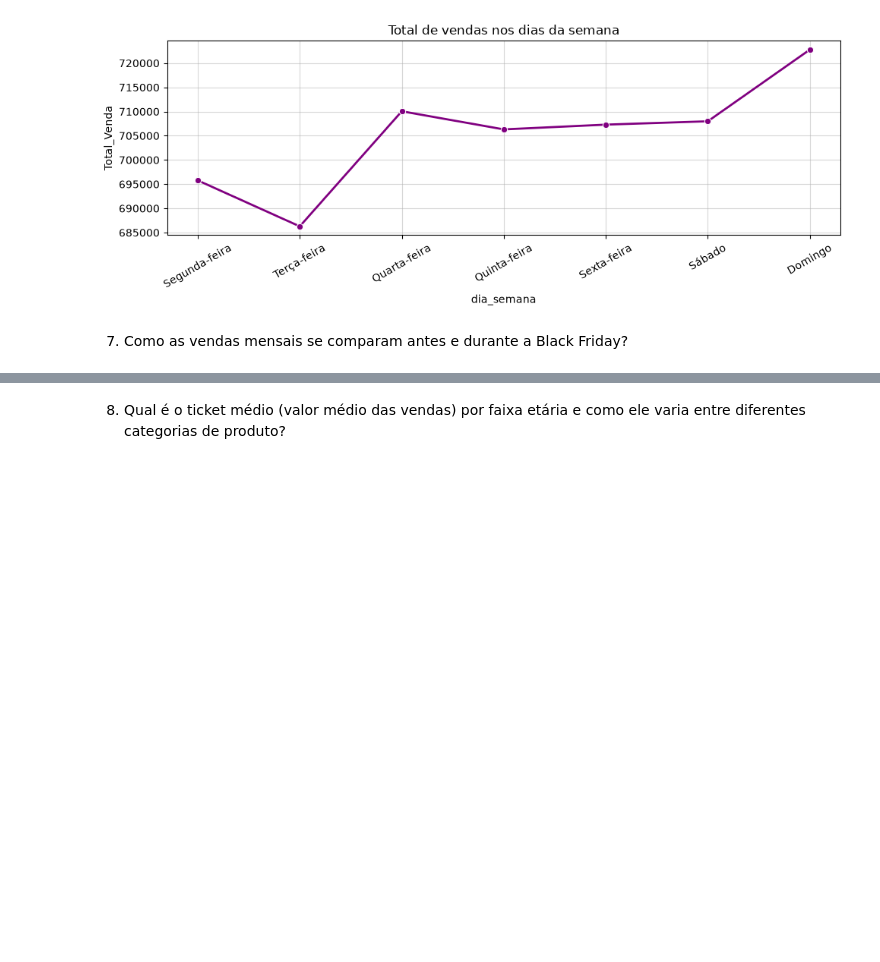
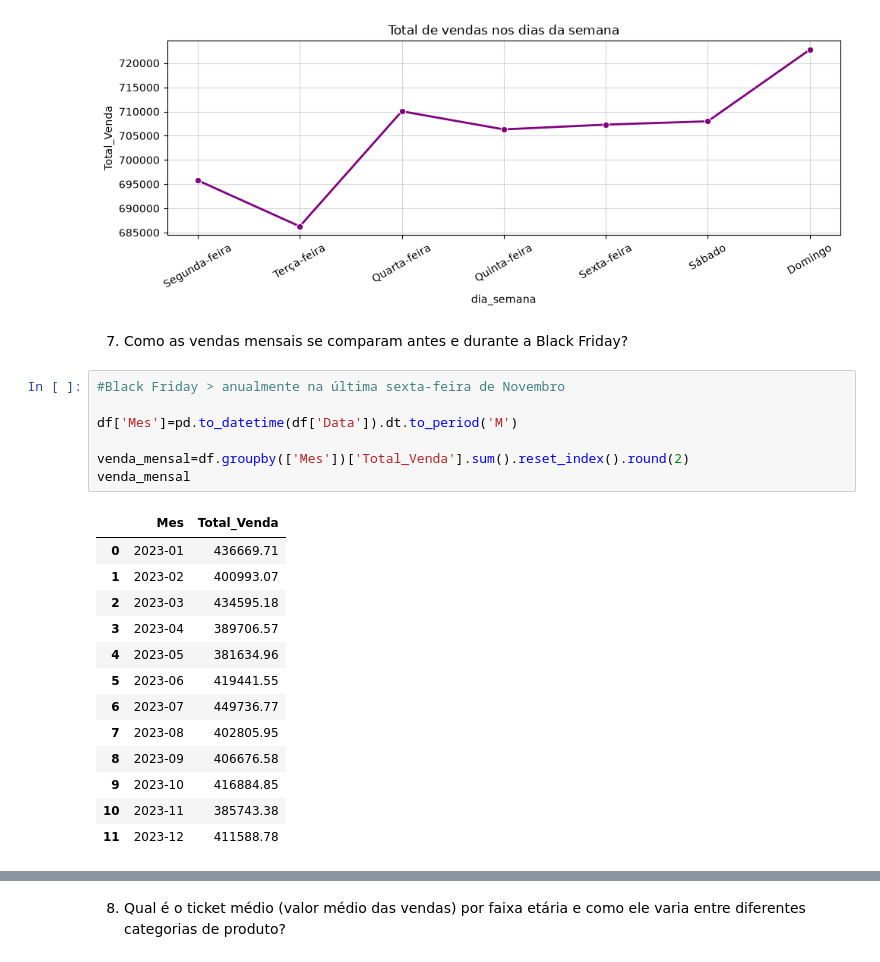
Before and after one commit to Danibisinoto/Repositorio_PROJETO_FINAL_Analise_Exploratoria_de_Dados, a Jupyter notebook: PROJETO.IPYNB, the cells around one changed output, grey strips where cells are left out. Saved outputs shown, nothing was run; the diff lists cells and outputs as text; blank space fills up the shorter version.

```diff
--- a/PROJETO.IPYNB
+++ b/PROJETO.IPYNB
@@ -591,3 +598,24 @@ plt.show()
 [figure]
 # %% [markdown]
 7. Como as vendas mensais se comparam antes e durante a Black Friday?
+# %%
+#Black Friday > anualmente na última sexta-feira de Novembro
+
+df['Mes']=pd.to_datetime(df['Data']).dt.to_period('M')
+
+venda_mensal=df.groupby(['Mes'])['Total_Venda'].sum().reset_index().round(2)
+venda_mensal
+# %% [output]
+|  | Mes | Total_Venda |
+| 0 | 2023-01 | 436669.71 |
+| 1 | 2023-02 | 400993.07 |
+| 2 | 2023-03 | 434595.18 |
+| 3 | 2023-04 | 389706.57 |
+| 4 | 2023-05 | 381634.96 |
+| 5 | 2023-06 | 419441.55 |
+| 6 | 2023-07 | 449736.77 |
+| 7 | 2023-08 | 402805.95 |
+| 8 | 2023-09 | 406676.58 |
+| 9 | 2023-10 | 416884.85 |
+| 10 | 2023-11 | 385743.38 |
+| 11 | 2023-12 | 411588.78 |
```
Also changed, not shown: parts of 5 cells of this notebook.
